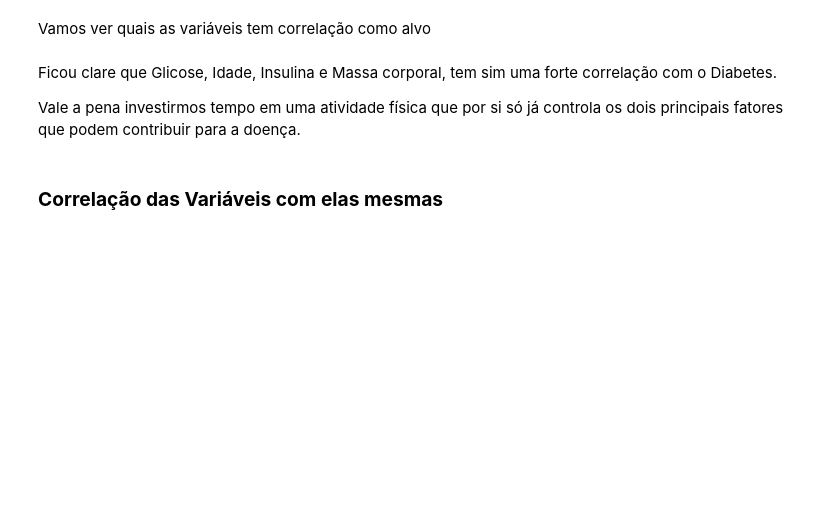
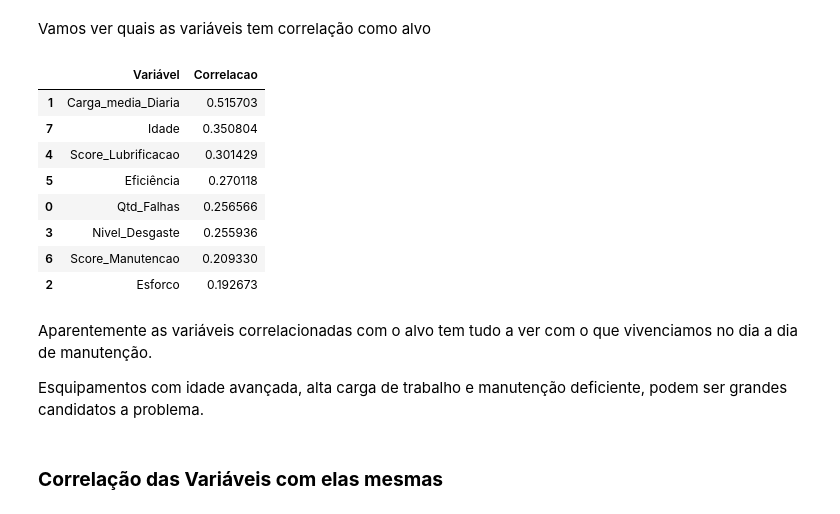
Before and after one commit to j2evaldo/Manutencao, a Jupyter notebook: 00_Manutencao.ipynb, the cells around one changed output. Saved outputs shown, nothing was run; the diff lists cells and outputs as text; code cells hidden in the pictures; blank space fills up the shorter version.

```diff
--- a/00_Manutencao.ipynb
+++ b/00_Manutencao.ipynb
@@ -153,14 +156,24 @@ sns.pairplot(dados_filtrados, hue='Outcome', corner=True)
 # %% [markdown]
 Vamos ver quais as variáveis tem correlação como alvo
 # %%
-(dados_filtrados.corr()['Outcome']
+(dados_filtrados.corr()['Necessidade_Manutencao']
  .reset_index()
- .rename(columns={'index':'Variável', 'Outcome':'Correlacao'})
+ .rename(columns={'index':'Variável', 'Necessidade_Manutencao':'Correlacao'})
  .sort_values(by='Correlacao', ascending=False))[1:]
+# %% [output]
+|  | Variável | Correlacao |
+| 1 | Carga_media_Diaria | 0.515703 |
+| 7 | Idade | 0.350804 |
+| 4 | Score_Lubrificacao | 0.301429 |
+| 5 | Eficiência | 0.270118 |
+| 0 | Qtd_Falhas | 0.256566 |
+| 3 | Nivel_Desgaste | 0.255936 |
+| 6 | Score_Manutencao | 0.209330 |
+| 2 | Esforco | 0.192673 |
-# %% [markdown]
-Ficou clare que Glicose, Idade, Insulina e Massa corporal, tem sim uma forte correlação com o Diabetes.
-
-Vale a pena investirmos tempo em uma atividade física que por si só já controla os dois principais fatores que podem contribuir para a doença.
+# %% [markdown]
+Aparentemente as variáveis correlacionadas com o alvo tem tudo a ver com o que vivenciamos no dia a dia de manutenção.
+
+Esquipamentos com idade avançada, alta carga de trabalho e manutenção deficiente, podem ser grandes candidatos a problema.
 # %% [markdown]
 ### **Correlação das Variáveis com elas mesmas**
 # %%
```
Also changed, not shown: parts of 22 cells of this notebook.
